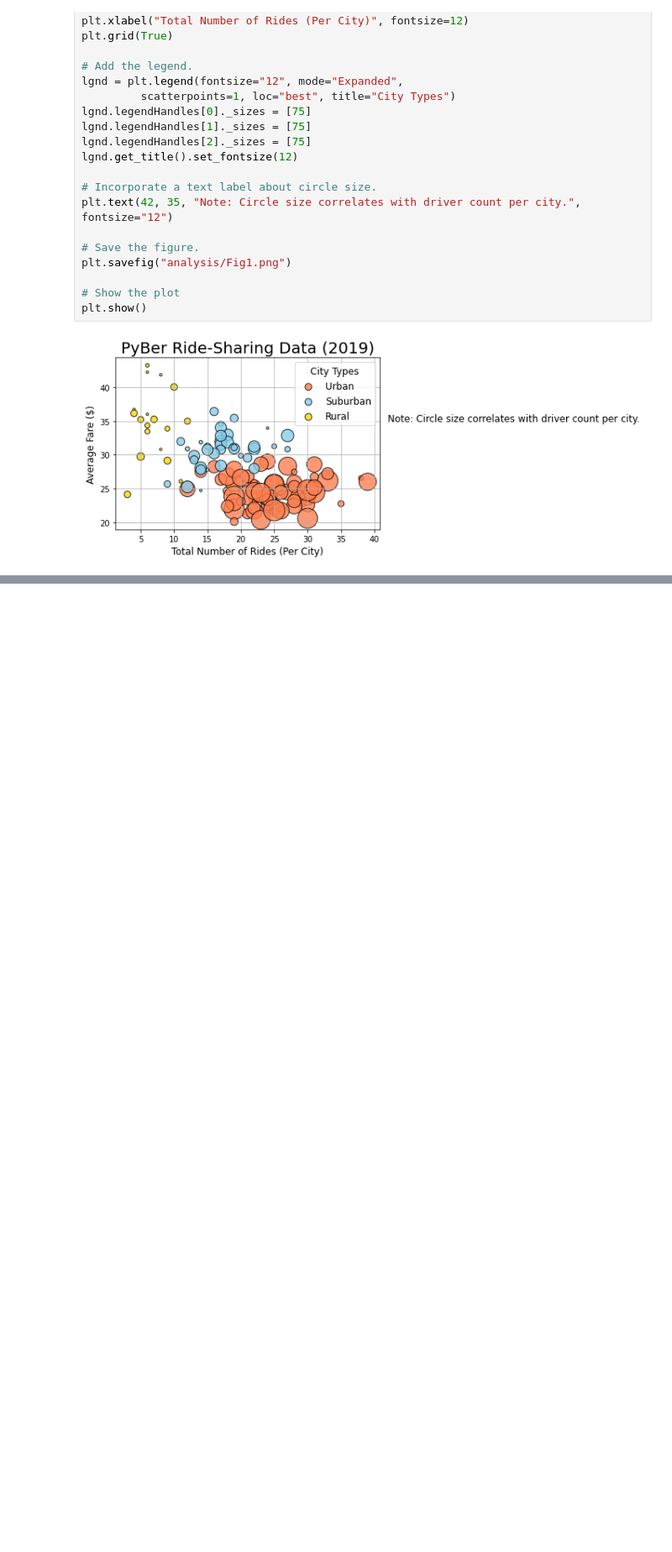
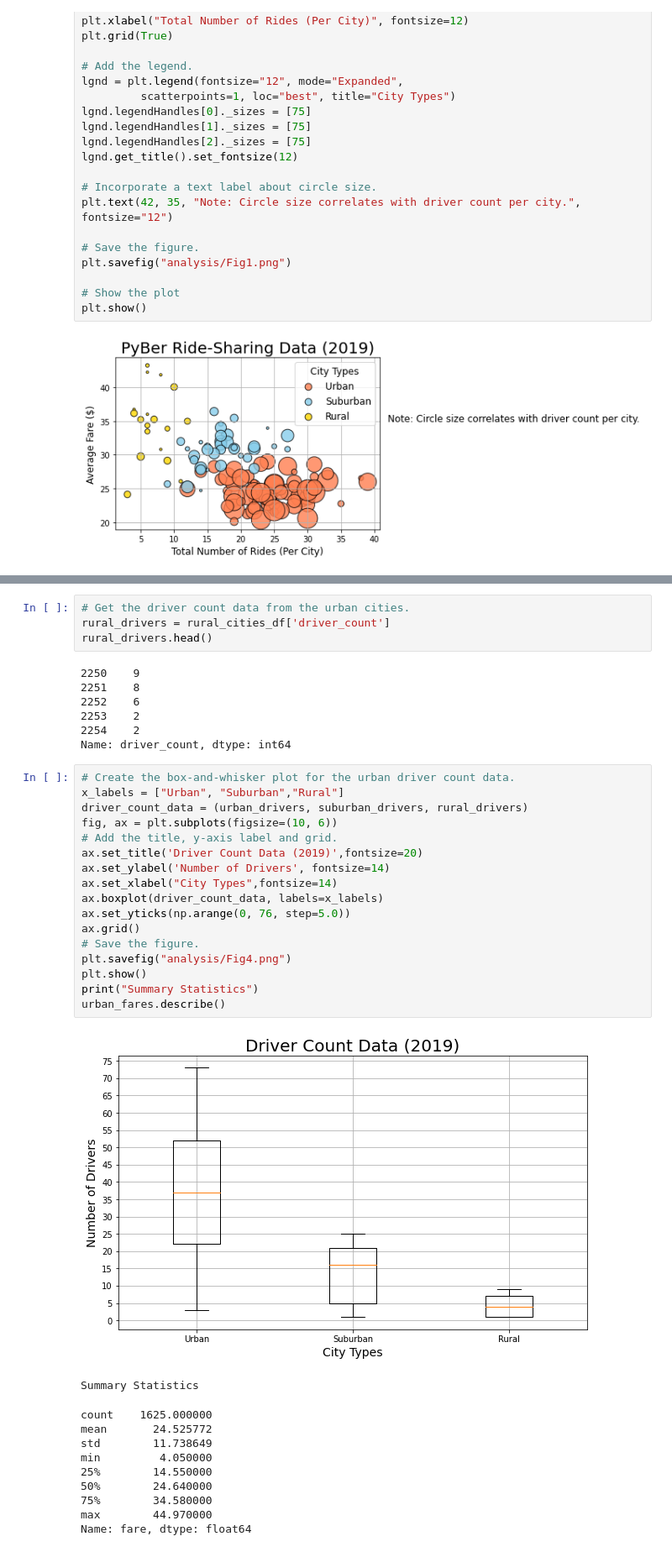
Before and after one commit to crashinabhi/PyBer_Analysis, a Jupyter notebook: PyBer.ipynb, the cells around one changed output, grey strips where cells are left out. Shown at 84% size. Drawn from its saved outputs; the diff is of its cells as text; blank space fills up the shorter version.

```diff
--- a/PyBer.ipynb
+++ b/PyBer.ipynb
@@ -303,0 +628,40 @@ plt.show()
+# %%
+# Get the driver count data from the urban cities.
+rural_drivers = rural_cities_df['driver_count']
+rural_drivers.head()
+# %% [output]
+2250    9
+2251    8
+2252    6
+2253    2
+2254    2
+Name: driver_count, dtype: int64
+# %%
+# Create the box-and-whisker plot for the urban driver count data.
+x_labels = ["Urban", "Suburban","Rural"]
+driver_count_data = (urban_drivers, suburban_drivers, rural_drivers)
+fig, ax = plt.subplots(figsize=(10, 6))
+# Add the title, y-axis label and grid.
+ax.set_title('Driver Count Data (2019)',fontsize=20)
+ax.set_ylabel('Number of Drivers', fontsize=14)
+ax.set_xlabel("City Types",fontsize=14)
+ax.boxplot(driver_count_data, labels=x_labels)
+ax.set_yticks(np.arange(0, 76, step=5.0))
+ax.grid()
+# Save the figure.
+plt.savefig("analysis/Fig4.png")
+plt.show()
+print("Summary Statistics")
+urban_fares.describe()
+# %% [output]
+[figure, added]
+Summary Statistics
+count    1625.000000
+mean       24.525772
+std        11.738649
+min         4.050000
+25%        14.550000
+50%        24.640000
+75%        34.580000
+max        44.970000
+Name: fare, dtype: float64
```
Also changed, not shown: parts of 28 cells of this notebook, 3 other files.
